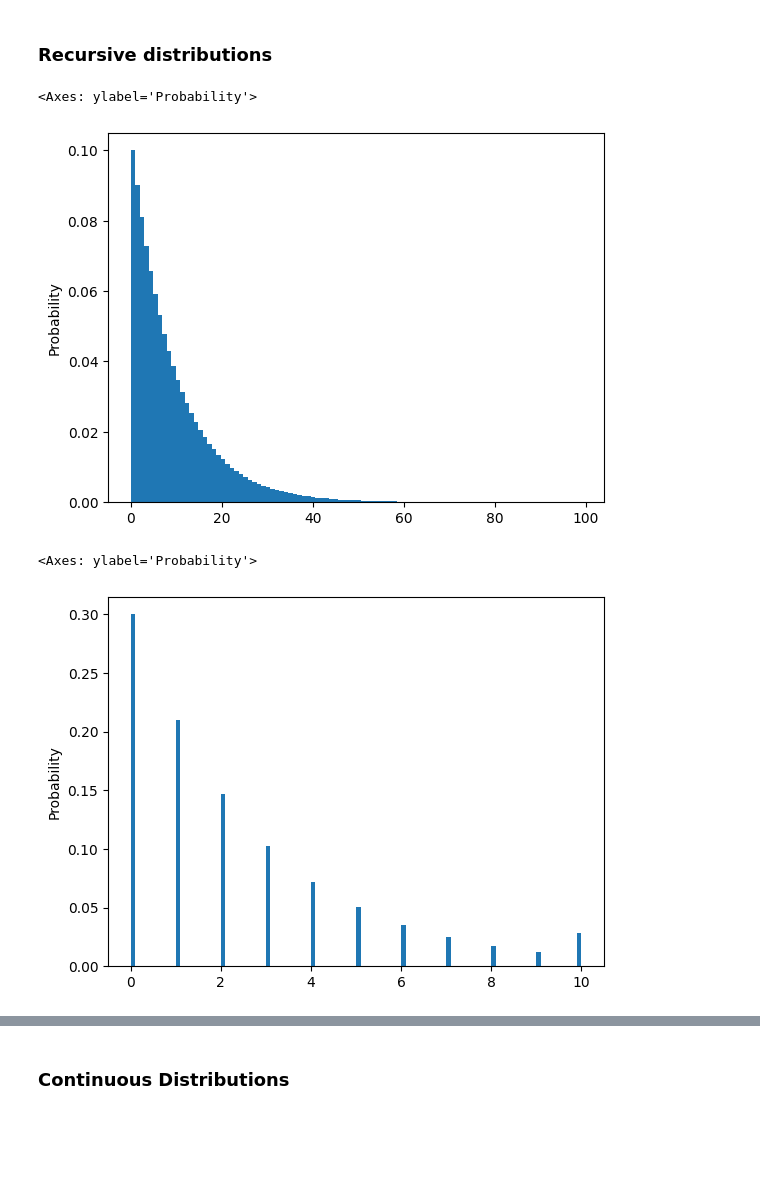
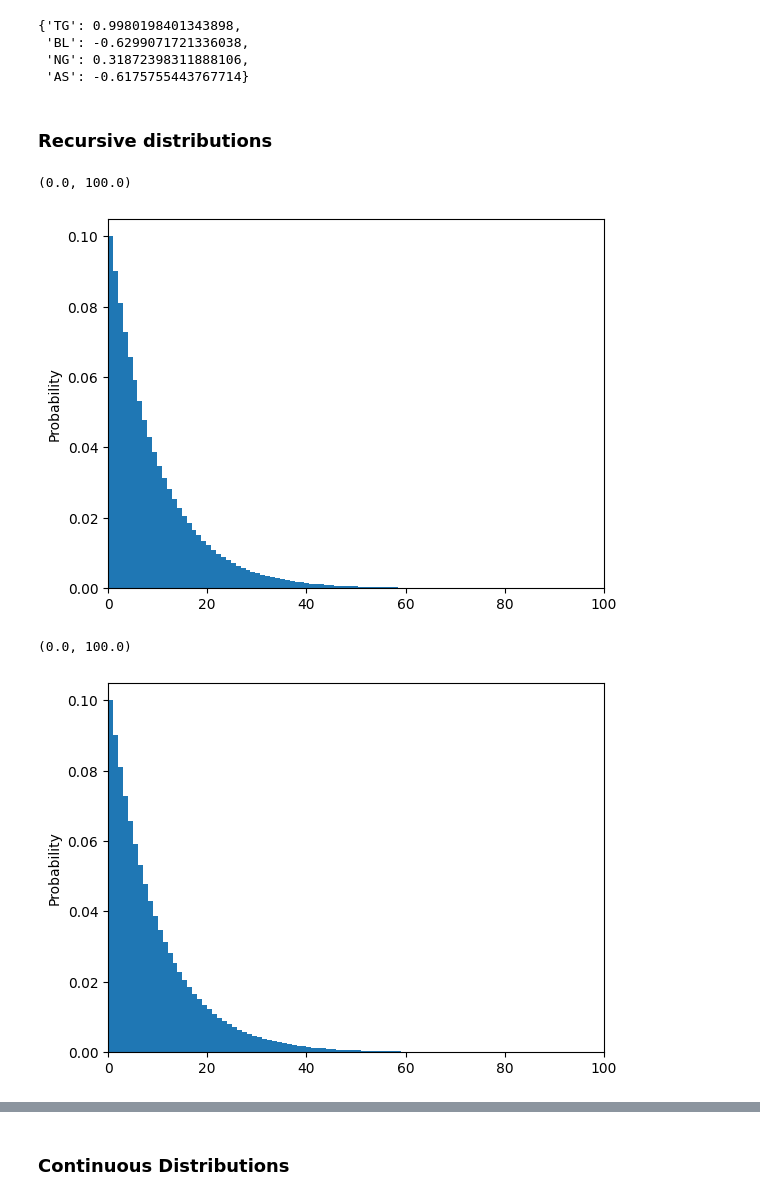
Before and after one commit to codec-lab/flippy, a Jupyter notebook: tutorials/00-intro.ipynb, the cells around one changed output, grey strips where cells are left out. Saved outputs shown, nothing was run; the diff lists cells and outputs as text; code cells hidden in the pictures; blank space fills up the shorter version.

```diff
--- a/tutorials/00-intro.ipynb
+++ b/tutorials/00-intro.ipynb
@@ -62,7 +352,7 @@ def model():
     chestPain = (lungDisease and flip(0.2)) or flip(0.01)
     shortnessOfBreath = (lungDisease and flip(0.2)) or flip(0.01)
 
-    condition(cough and chestPain and shortnessOfBreath)
+    condition(cough and chestPain and shortnessOfBreath and not fever)
 
     return {'smokes': smokes}
 
@@ -74,26 +420,41 @@ model()
+# %%
+{
+    p: res.marginalize(lambda x: x[p]).expected_value()
+    for p in ['TG', 'BL', 'NG', 'AS']
+}
+# %% [output]
+{'TG': 0.9980198401343898,
+ 'BL': -0.6299071721336038,
+ 'NG': 0.31872398311888106,
+ 'AS': -0.6175755443767714}
 # %% [markdown]
 ### Recursive distributions
 # %%
 # note we need to bound the number of states to avoid infinite recursion
 @infer(max_states=100)
-def geometric(p):
-    if flip(p):
-        return 1 + geometric(p)
-    return 0
-res = geometric(.9)
-res.plot()
+def geometric_model(p):
+    def geometric():
+        if flip(p):
+            return 1 + geometric()
+        return 0
+    return geometric()
+ax = geometric_model(.9).plot()
+ax.set_xlim(0, 100)
 # %% [output]
-<Axes: ylabel='Probability'>
+(0.0, 100.0)
-[figure, old version]
+[figure, new version]
 # %%
+# alternatively, we can use a truncated geometric model
 @infer
-def truncated_geometric(p, n):
-    if n == 0:
+def truncated_geometric_model(p, n):
+    def geometric(n):
+        condition(n >= 0) # this line truncates the recursion
+        if flip(p):
+            return 1 + geometric(n - 1)
         return 0
-    if flip(p):
-        return 1 + truncated_geometric(p, n - 1)
-    return 0
-truncated_geometric(.7, 10).plot()
+    return geometric(n)
+ax = truncated_geometric_model(.9, 100).plot()
+ax.set_xlim(0, 100)
 # %% [output]
-<Axes: ylabel='Probability'>
+(0.0, 100.0)
-[figure, old version]
+[figure, new version]
```
Also changed, not shown: parts of 46 cells of this notebook, 5 other files.
